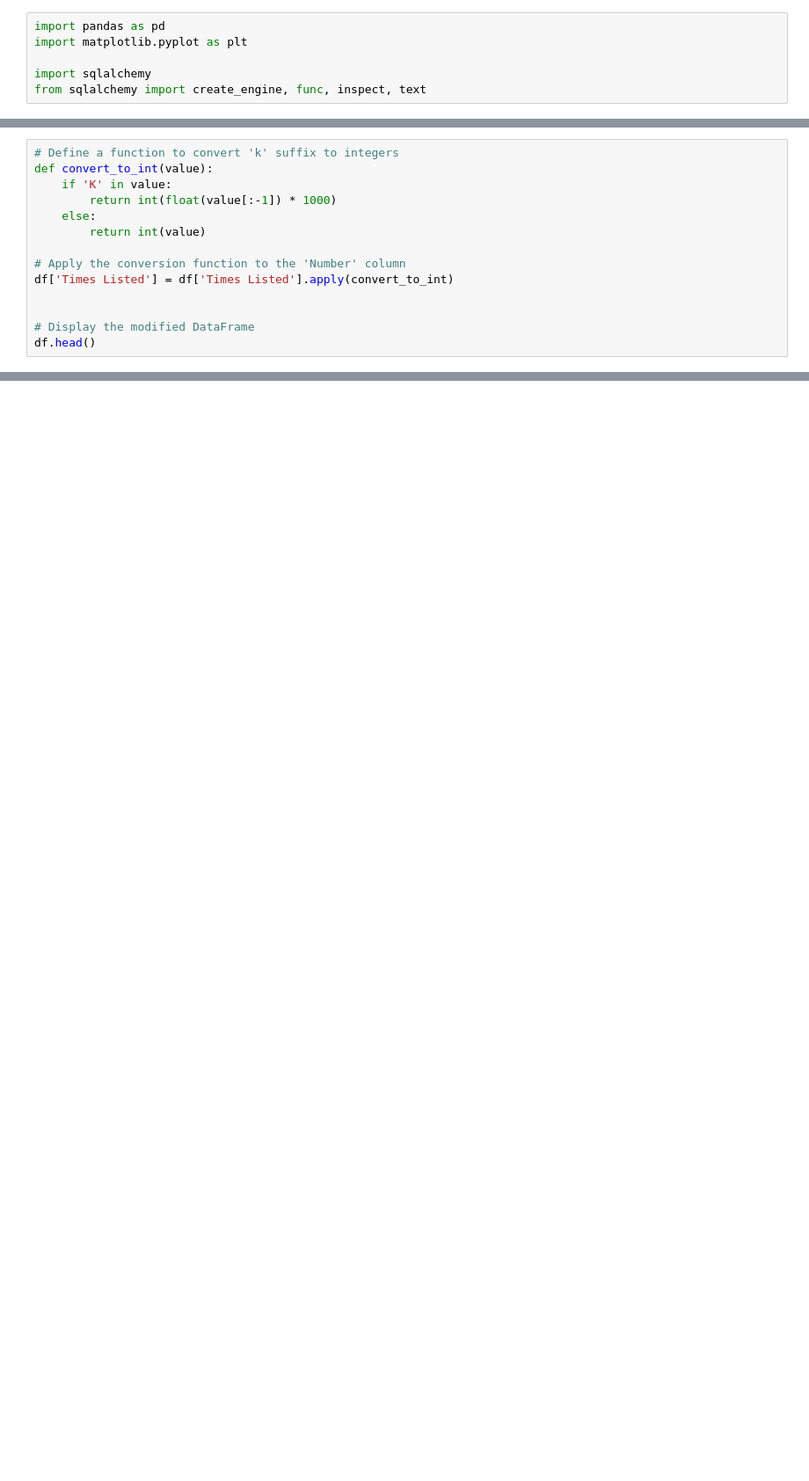
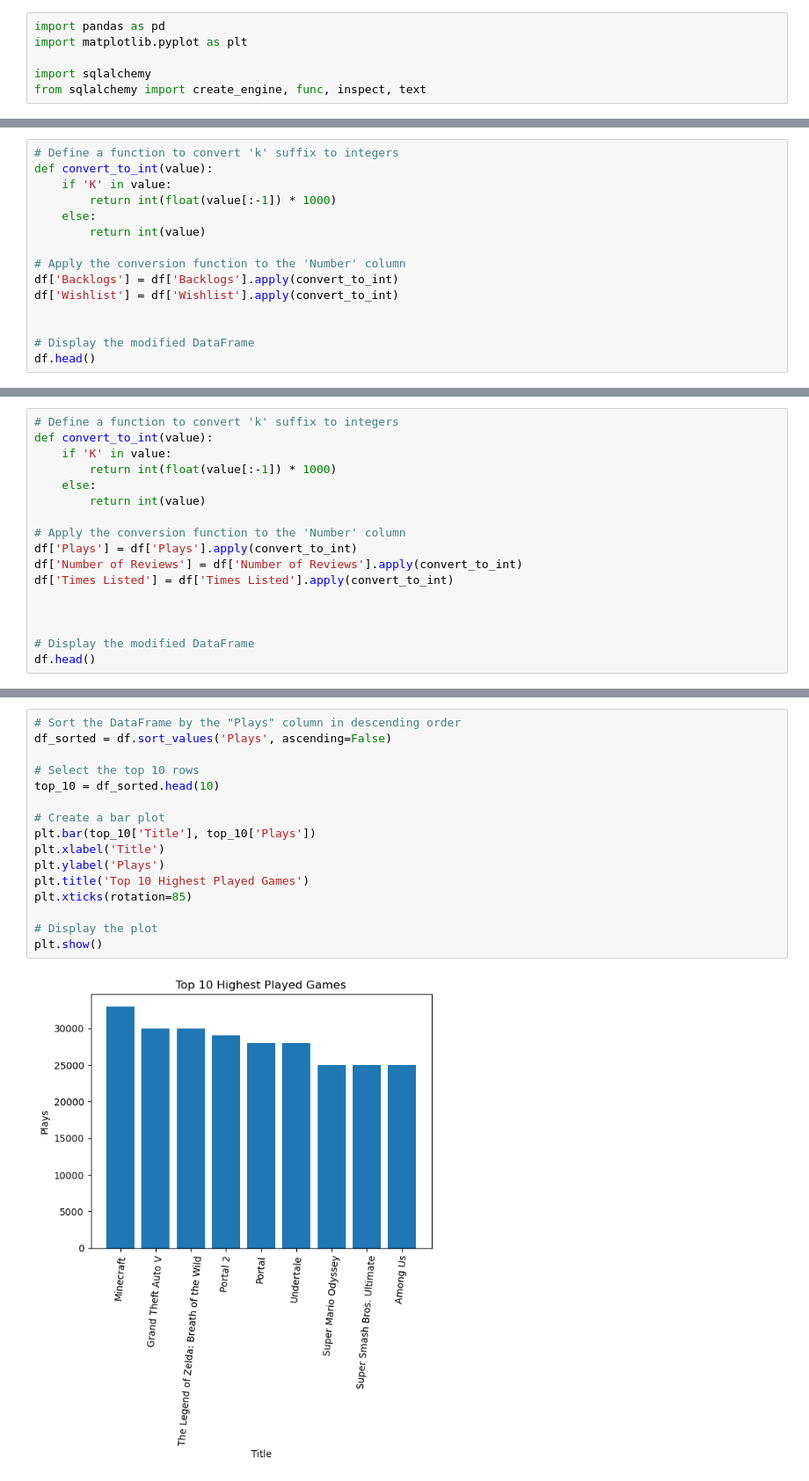
Before and after one commit to sphilli/Project3_Group3, a Jupyter notebook: Emmanuel_work/EDA/games.ipynb, the cells around one changed output, grey strips where cells are left out. Shown at 88% size. Drawn from its saved outputs; the diff is of its cells as text; blank space fills up the shorter version.

```diff
--- a/Emmanuel_work/EDA/games.ipynb
+++ b/Emmanuel_work/EDA/games.ipynb
@@ -173,7 +203,8 @@ def convert_to_int(value):
         return int(value)
 
 # Apply the conversion function to the 'Number' column
-df['Times Listed'] = df['Times Listed'].apply(convert_to_int)
+df['Backlogs'] = df['Backlogs'].apply(convert_to_int)
+df['Wishlist'] = df['Wishlist'].apply(convert_to_int)
 
 
 # Display the modified DataFrame
@@ -187,0 +219,17 @@ df.head()
+# %%
+# Define a function to convert 'k' suffix to integers
+def convert_to_int(value):
+    if 'K' in value:
+        return int(float(value[:-1]) * 1000)
+    else:
+        return int(value)
+
+# Apply the conversion function to the 'Number' column
+df['Plays'] = df['Plays'].apply(convert_to_int)
+df['Number of Reviews'] = df['Number of Reviews'].apply(convert_to_int)
+df['Times Listed'] = df['Times Listed'].apply(convert_to_int)
+
+
+
+# Display the modified DataFrame
+df.head()
@@ -187,0 +252,18 @@ df.head()
+# %%
+# Sort the DataFrame by the "Plays" column in descending order
+df_sorted = df.sort_values('Plays', ascending=False)
+
+# Select the top 10 rows
+top_10 = df_sorted.head(10)
+
+# Create a bar plot
+plt.bar(top_10['Title'], top_10['Plays'])
+plt.xlabel('Title')
+plt.ylabel('Plays')
+plt.title('Top 10 Highest Played Games')
+plt.xticks(rotation=85)
+
+# Display the plot
+plt.show()
+# %% [output]
+[figure, new version]
```
Also changed, not shown: parts of 16 cells of this notebook, 4 other files.
